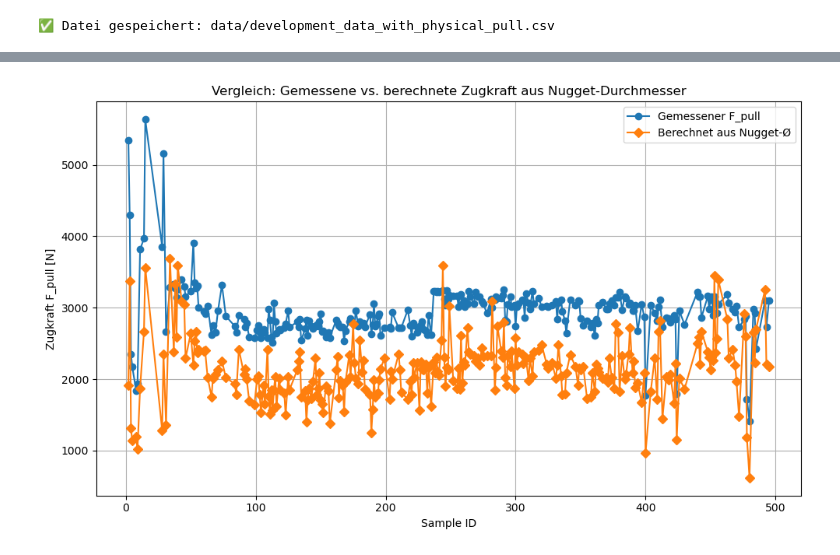
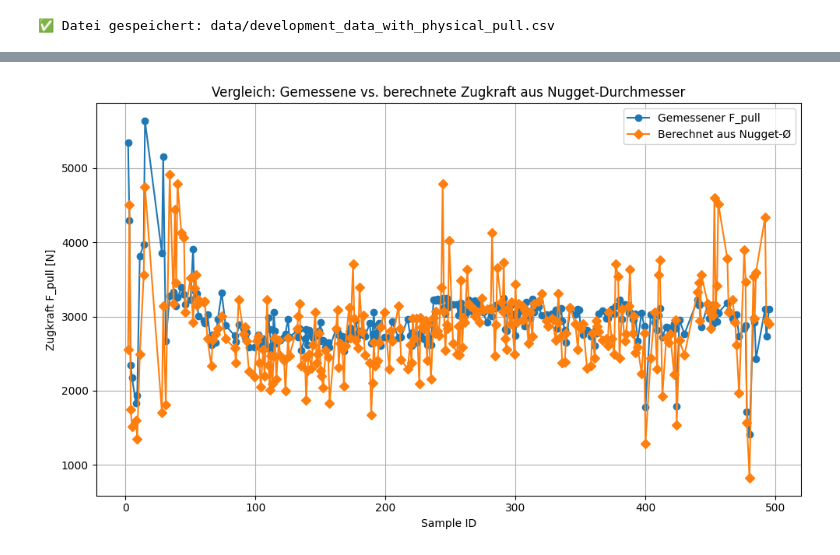
Before and after one commit to SamuelRusch/tabpfn-industrial-eval, a Jupyter notebook: calculating_Fpull.ipynb, the cells around one changed output, grey strips where cells are left out. Saved outputs shown, nothing was run; the diff lists cells and outputs as text; code cells hidden in the pictures.

```diff
--- a/calculating_Fpull.ipynb
+++ b/calculating_Fpull.ipynb
@@ -83,35 +83,35 @@ import numpy as np
 import matplotlib.pyplot as plt
 
 # Daten einlesen
 df = pd.read_csv("data/train_data.csv")
 
 df["Thickness_min (mm)"] = df[["Thickness A (mm)", "Thickness B (mm)"]].min(axis=1)
 
 # Konstante Scherfestigkeit
-tau = 219  # N/mm²
+tau = 292  # N/mm²
 
 # Neue Spalte berechnen
 df["F_pull_from_nugget"] = (np.pi / 4) * df["NuggetDiameter (mm)"] ** 2 * tau
 
 # Optional: neuen Datensatz speichern
 df.to_csv("data/train_data_with_nugget_pull.csv", index=False)
 
 # Plot: Vergleich tatsächlicher vs. berechneter Werte
 df_sorted = df.sort_values("Sample ID")
 
 plt.figure(figsize=(10, 6))
 plt.plot(df_sorted["Sample ID"], df_sorted["PullTest (N)"], label="Gemessener F_pull", marker='o')
 plt.plot(df_sorted["Sample ID"], df_sorted["F_pull_from_nugget"], label="Berechnet aus Nugget-Ø", marker='D')
 
 plt.xlabel("Sample ID")
 plt.ylabel("Zugkraft F_pull [N]")
 plt.title("Vergleich: Gemessene vs. berechnete Zugkraft aus Nugget-Durchmesser")
 plt.legend()
 plt.grid(True)
 plt.tight_layout()
 plt.show()
 # %% [output]
-[figure, old version]
+[figure, new version]
 # %%
 import pandas as pd
 import numpy as np
```
Also changed, not shown: parts of 10 cells of this notebook, 5 other files.
